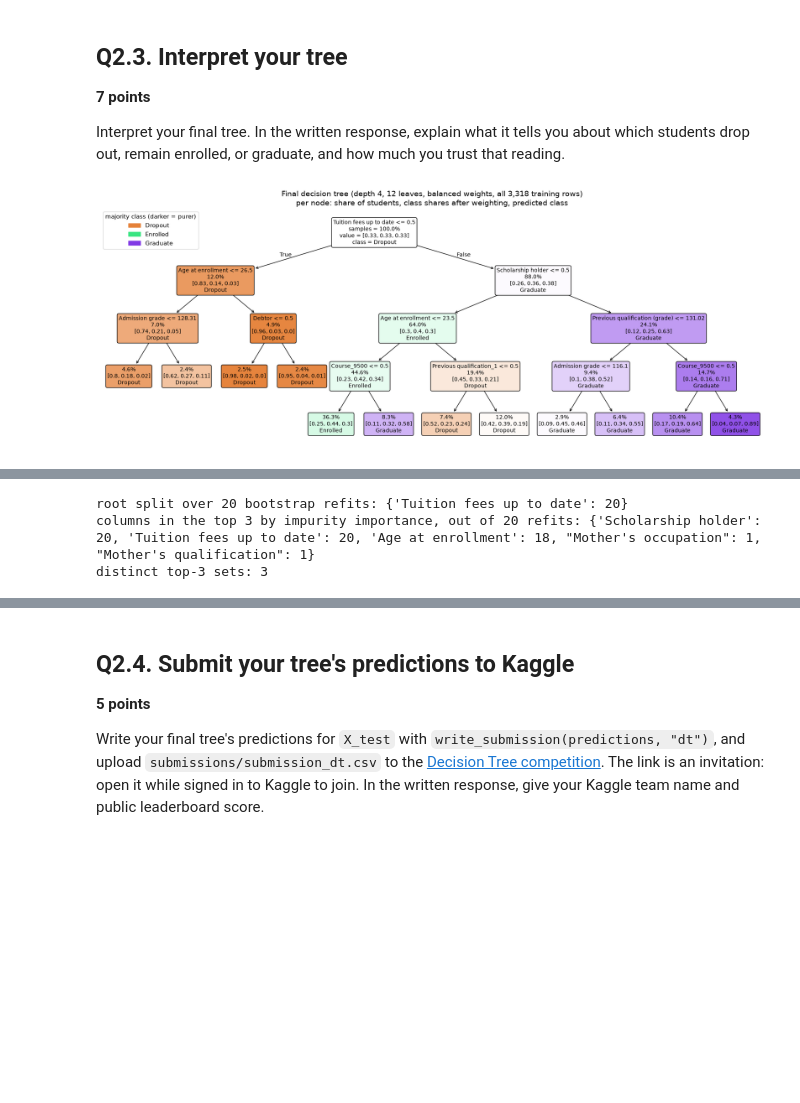
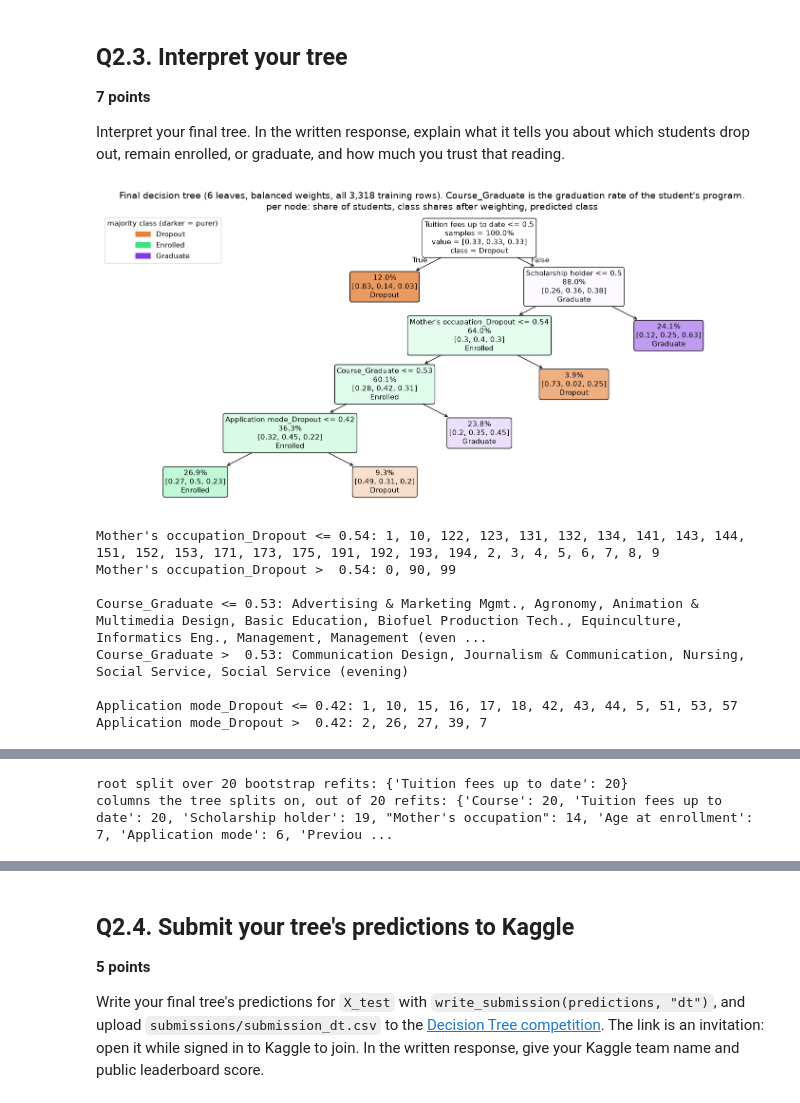
Before and after one commit to qqgjyx/AC-209A, a Jupyter notebook: homeworks/cs1090a_hw5/cs1090a_hw5.ipynb, the cells around one changed output, grey strips where cells are left out. Saved outputs shown, nothing was run; the diff lists cells and outputs as text; code cells hidden in the pictures; blank space fills up the shorter version.

```diff
--- a/homeworks/cs1090a_hw5/cs1090a_hw5.ipynb
+++ b/homeworks/cs1090a_hw5/cs1090a_hw5.ipynb
@@ -451,20 +472,38 @@ weighted avg      0.636     0.480     0.514       664
 
 Interpret your final tree. In the written response, explain what it tells you about which students drop out, remain enrolled, or graduate, and how much you trust that reading.
 # %%
-# Q2.3: the submitted tree drawn in full, which columns the holdout score depends on, and how stable the splits are.
+# Q2.3: the submitted tree drawn in full, what its rate splits mean, which columns the holdout score depends on, and how stable it is.
 from matplotlib.patches import Patch
 from sklearn.tree._export import _color_brew   # the colours plot_tree gives each class, for the legend
 
-feature_names = dt_final[:-1].get_feature_names_out()
-fig, ax = plt.subplots(figsize=(22, 8))
-plot_tree(dt_final[-1], feature_names=feature_names, class_names=dt_final.classes_, filled=True, impurity=False,
-          proportion=True, rounded=True, precision=2, label="root", fontsize=10, ax=ax)
+COURSE_NAMES = {33: "Biofuel Production Tech.", 171: "Animation & Multimedia Design", 8014: "Social Service (evening)",
+                9003: "Agronomy", 9070: "Communication Design", 9085: "Veterinary Nursing", 9119: "Informatics Eng.",
+                9130: "Equinculture", 9147: "Management", 9238: "Social Service", 9254: "Tourism", 9500: "Nursing",
+                9556: "Oral Hygiene", 9670: "Advertising & Marketing Mgmt.", 9773: "Journalism & Communication",
+                9853: "Basic Education", 9991: "Management (evening)"}
+final_tree, encoder = dt_final[-1], dt_final[0].named_transformers_["targetencoder"]
+feature_names = dt_final[:-1].get_feature_names_out()   # a rate column is named column_Outcome, e.g. Course_Graduate
+fig, ax = plt.subplots(figsize=(18, 8))
+plot_tree(final_tree, feature_names=feature_names, class_names=dt_final.classes_, filled=True, impurity=False,
+          proportion=True, rounded=True, precision=2, label="root", fontsize=11, ax=ax)
 ax.legend(handles=[Patch(color=np.array(c) / 255, label=k) for c, k in zip(_color_brew(3), dt_final.classes_)],
           title="majority class (darker = purer)", loc="upper left", fontsize=11)
-ax.set_title(f"Final decision tree (depth {dt_final[-1].get_depth()}, {dt_final[-1].get_n_leaves()} leaves, "
-             "balanced weights, all 3,318 training rows)\nper node: share of students, class shares after weighting, predicted class",
-             fontsize=14)
+ax.set_title(f"Final decision tree ({final_tree.get_n_leaves()} leaves, balanced weights, all 3,318 training rows). "
+             "Course_Graduate is the graduation rate of the student's program.\n"
+             "per node: share of students, class shares after weighting, predicted class", fontsize=14)
 plt.show()
+
+# A rate split sorts codes into two groups. List the codes on each side, using the rates learned from all training rows.
+rate_of = {f"{c}_{k}": pd.Series(encoder.encodings_[j + i * len(encoder.classes_)], index=encoder.categories_[i])
+           for i, c in enumerate(NOMINAL) for j, k in enumerate(encoder.classes_)}
+t = final_tree.tree_
+for node in np.flatnonzero(t.children_left != -1):
+    name = feature_names[t.feature[node]]
+    if name in rate_of:
+        label = (lambda code: COURSE_NAMES[code]) if name.startswith("Course_") else (lambda code: str(code))
+        low, high = (sorted(label(c) for c in rate_of[name].index[side])
+                     for side in (rate_of[name] <= t.threshold[node], rate_of[name] > t.threshold[node]))
+        print(f"{name} <= {t.threshold[node]:.2f}: {', '.join(low)}\n{name} >  {t.threshold[node]:.2f}: {', '.join(high)}\n")
 
 
 def leaf_rules(fitted_tree, names):
@@ -476,49 +515,58 @@ def leaf_rules(fitted_tree, names):
             rules[node] = " & ".join(conds)
             return
         name, thr = names[t.feature[node]], t.threshold[node]
-        binary = thr == 0.5 and (name in BINARY or any(name.startswith(c + "_") for c in NOMINAL))
-        walk(t.children_left[node], conds + [f"{name} = 0" if binary else f"{name} <= {thr:.1f}"])
-        walk(t.children_right[node], conds + [f"{name} = 1" if binary else f"{name} > {thr:.1f}"])
+        if name in BINARY:
+            left, right = f"{name} = 0", f"{name} = 1"
+        else:
+            digits = 2 if name in rate_of else 1
+            left, right = f"{name} <= {thr:.{digits}f}", f"{name} > {thr:.{digits}f}"
+        walk(t.children_left[node], conds + [left])
+        walk(t.children_right[node], conds + [right])
 
     walk(0, [])
     return rules
 
 
 # Every leaf of the final tree: its rule, how many training students reach it, and their actual (unweighted) outcomes.
-leaf_id = dt_final[-1].apply(dt_final[:-1].transform(X_train))
+leaf_id = final_tree.apply(dt_final[:-1].transform(X_train))
 leaf_table = pd.crosstab(leaf_id, y_train, normalize="index")[CLASSES]
 leaf_table.insert(0, "students", pd.Series(leaf_id).value_counts())
-leaf_table["predicted"] = dt_final[-1].classes_[dt_final[-1].tree_.value[leaf_table.index, 0].argmax(axis=1)]
-leaf_table.index = [leaf_rules(dt_final[-1], feature_names)[i] for i in leaf_table.index]
+leaf_table["predicted"] = final_tree.classes_[t.value[leaf_table.index, 0].argmax(axis=1)]
+leaf_table.index = [leaf_rules(final_tree, feature_names)[i] for i in leaf_table.index]
 with pd.option_context("display.max_colwidth", 200):
-    display(leaf_table.rename_axis("rule (Course_9500 is Nursing, Previous qualification_1 is secondary school)"))
+    display(leaf_table.rename_axis("rule"))
 
 
 def original_column(name):
-    """Map a one-hot column such as 'Course_9500' back to the column it came from."""
+    """Map a rate column such as 'Course_Graduate' back to the column it came from."""
     return next((c for c in NOMINAL if name.startswith(c + "_")), name)
 
 
 # Permutation importance on the holdout, for the tree fit on the development rows (the full refit has seen the holdout).
 perm_tree = permutation_importance(dt_dev, X_hold, y_hold, scoring="f1_macro", n_repeats=20, random_state=SEED)
 perm_tree = pd.DataFrame({"mean": perm_tree.importances_mean, "sd": perm_tree.importances_std},
                          index=X_hold.columns).drop(index="International").sort_values("mean", ascending=False)
 display(perm_tree.head(8).round(3))
 
 # Refit the chosen settings on 20 bootstrap samples of the training rows.
 rng = np.random.default_rng(SEED)
-roots, top3 = [], []
+roots, used = [], []
 for b in range(20):
     rows = rng.integers(0, len(X_train), len(X_train))
     boot = clone(dt_final).fit(X_train.iloc[rows], y_train.iloc[rows])
     names = boot[:-1].get_feature_names_out()
     roots.append(original_column(names[boot[-1].tree_.feature[0]]))
-    imp = pd.Series(boot[-1].feature_importances_, index=[original_column(n) for n in names]).groupby(level=0).sum()
-    top3.append(tuple(sorted(imp.nlargest(3).index)))
+    used.append(sorted({original_column(names[f]) for f in boot[-1].tree_.feature if f >= 0}))
 print("root split over 20 bootstrap refits:", pd.Series(roots).value_counts().to_dict())
-print("columns in the top 3 by impurity importance, out of 20 refits:",
-      pd.Series([c for t in top3 for c in t]).value_counts().to_dict())
-print("distinct top-3 sets:", len(set(top3)))
+print("columns the tree splits on, out of 20 refits:", pd.Series([c for u in used for c in u]).value_counts().to_dict())
 # %% [output]
-[figure, old version]
+[figure, new version]
+Mother's occupation_Dropout <= 0.54: 1, 10, 122, 123, 131, 132, 134, 141, 143, 144, 151, 152, 153, 171, 173, 175, 191, 192, 193, 194, 2, 3, 4, 5, 6, 7, 8, 9
+Mother's occupation_Dropout >  0.54: 0, 90, 99
+
+Course_Graduate <= 0.53: Advertising & Marketing Mgmt., Agronomy, Animation & Multimedia Design, Basic Education, Biofuel Production Tech., Equinculture, Informatics Eng., Management, Management (even ...
+Course_Graduate >  0.53: Communication Design, Journalism & Communication, Nursing, Social Service, Social Service (evening)
+
+Application mode_Dropout <= 0.42: 1, 10, 15, 16, 17, 18, 42, 43, 44, 5, 51, 53, 57
+Application mode_Dropout >  0.42: 2, 26, 27, 39, 7
 | Target | students | Dropout | Enrolled | Graduate | predicted |
@@ -547,6 +589,5 @@ print("distinct top-3 sets:", len(set(top3)))
-root split over 20 bootstrap refits: {'Tuition fees up to date': 20}
-columns in the top 3 by impurity importance, out of 20 refits: {'Scholarship holder': 20, 'Tuition fees up to date': 20, 'Age at enrollment': 18, "Mother's occupation": 1, "Mother's qualification": 1}
-distinct top-3 sets: 3
+root split over 20 bootstrap refits: {'Tuition fees up to date': 20}
+columns the tree splits on, out of 20 refits: {'Course': 20, 'Tuition fees up to date': 20, 'Scholarship holder': 19, "Mother's occupation": 14, 'Age at enrollment': 7, 'Application mode': 6, 'Previou ...
 # %% [markdown]
 **Written response: Q2.3**
 
```
Also changed, not shown: parts of 21 cells of this notebook, 3 other files.
